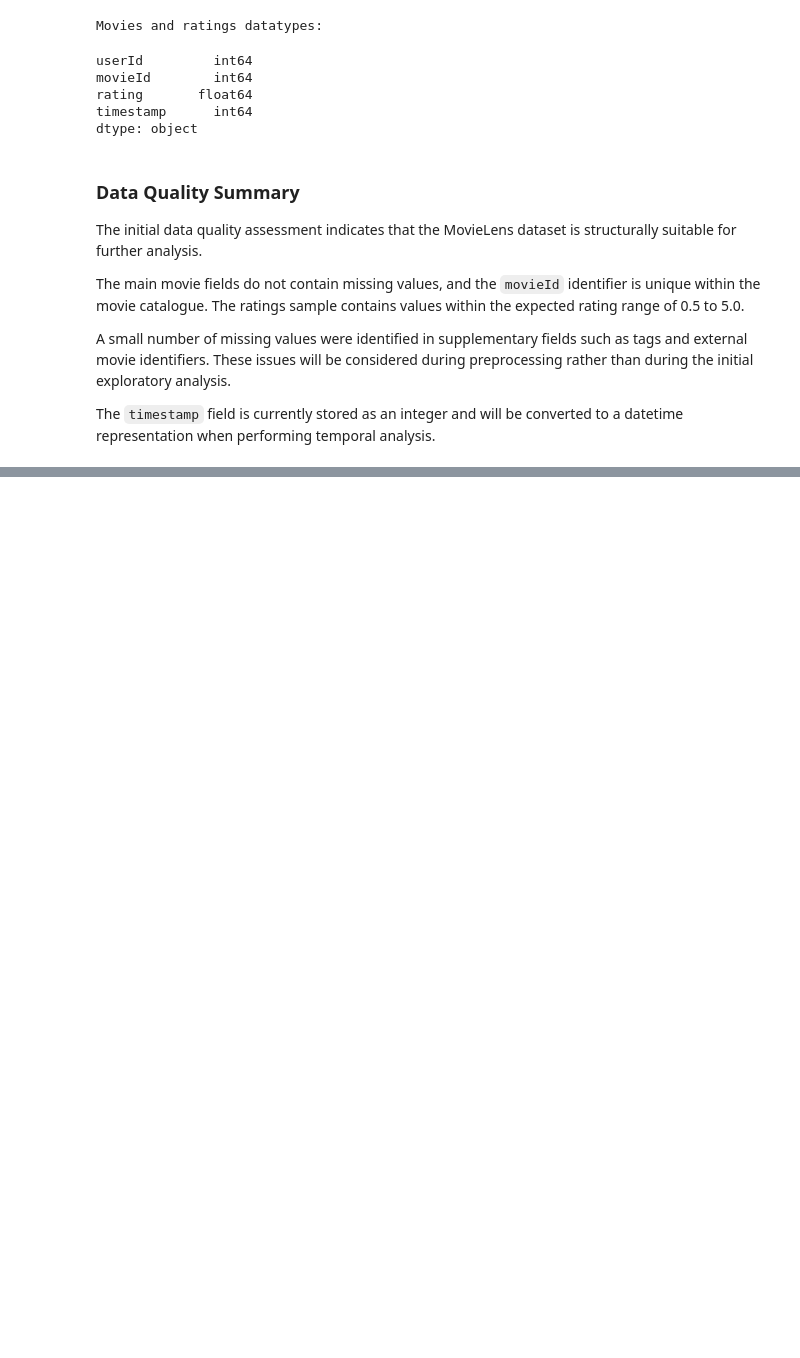
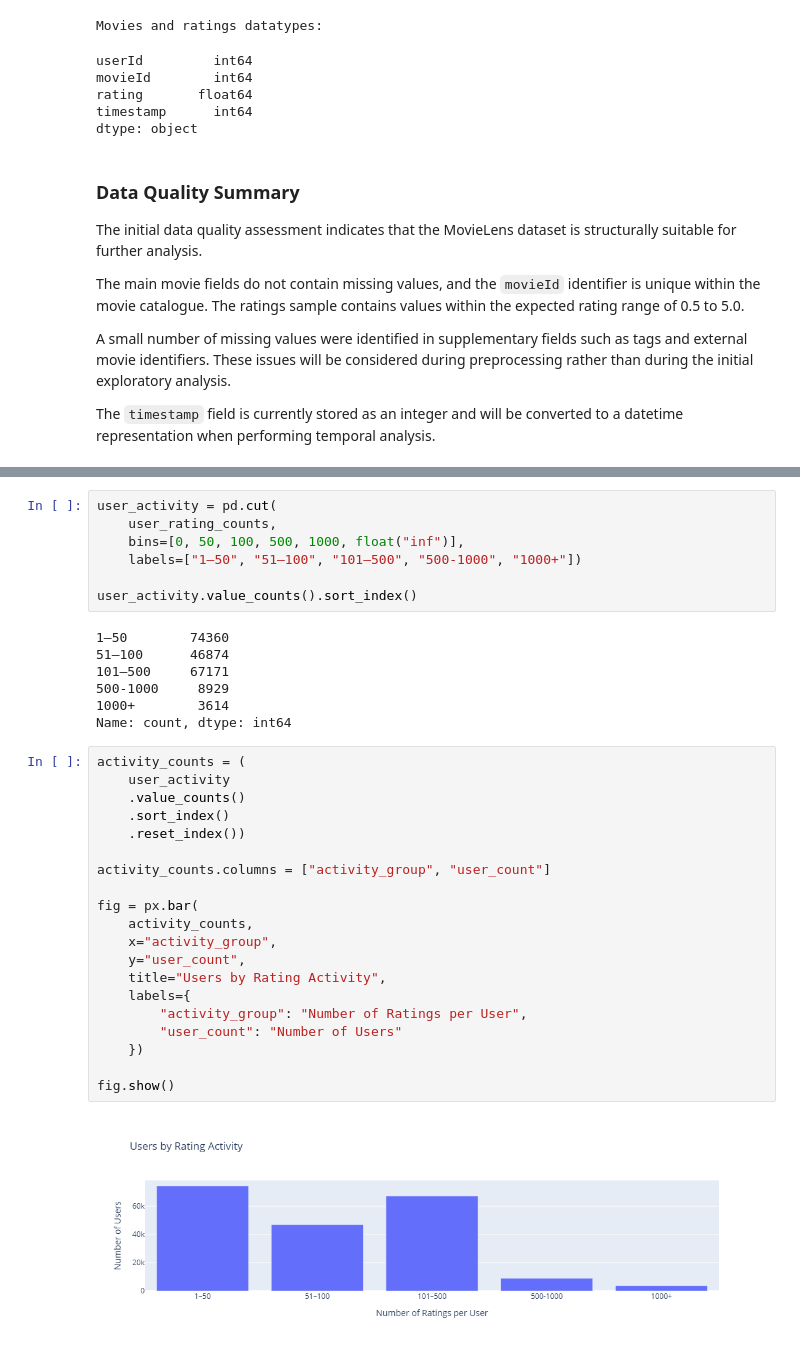
Before and after one commit to adriana-d28/MovieLens_exploratory_analysis, a Jupyter notebook: notebooks/01_movielens_exploratory_analysis.ipynb, the cells around one changed output, grey strips where cells are left out. Saved outputs shown, nothing was run; the diff lists cells and outputs as text; blank space fills up the shorter version.

```diff
--- a/notebooks/01_movielens_exploratory_analysis.ipynb
+++ b/notebooks/01_movielens_exploratory_analysis.ipynb
@@ -338,0 +445,36 @@ The `timestamp` field is currently stored as an integer and will be converted to
+# %%
+user_activity = pd.cut(
+    user_rating_counts,
+    bins=[0, 50, 100, 500, 1000, float("inf")],
+    labels=["1–50", "51–100", "101–500", "500-1000", "1000+"])
+
+user_activity.value_counts().sort_index()
+# %% [output]
+1–50        74360
+51–100      46874
+101–500     67171
+500-1000     8929
+1000+        3614
+Name: count, dtype: int64
+# %%
+activity_counts = (
+    user_activity
+    .value_counts()
+    .sort_index()
+    .reset_index())
+
+activity_counts.columns = ["activity_group", "user_count"]
+
+fig = px.bar(
+    activity_counts,
+    x="activity_group",
+    y="user_count",
+    title="Users by Rating Activity",
+    labels={
+        "activity_group": "Number of Ratings per User",
+        "user_count": "Number of Users"
+    })
+
+fig.show()
+# %% [output]
+[figure, added]
```
Also changed, not shown: parts of 18 cells of this notebook.
